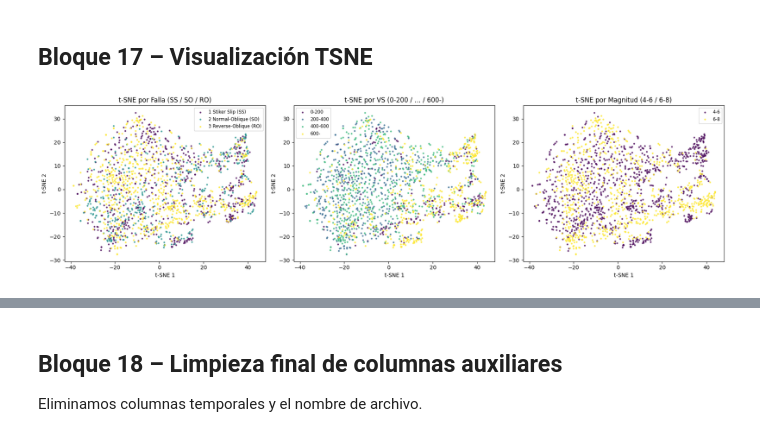
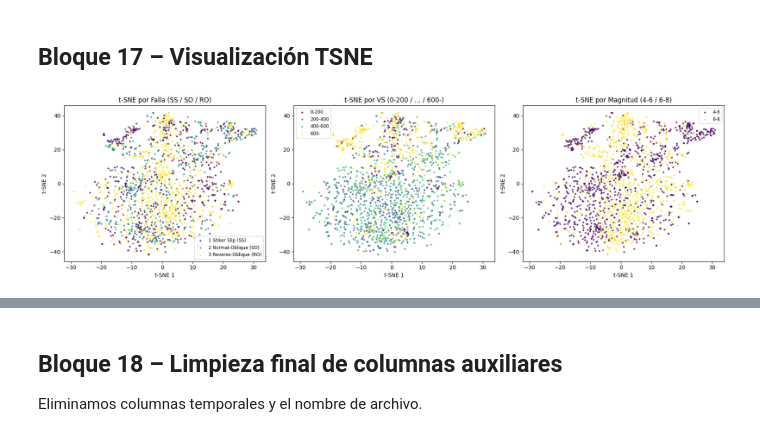
Before and after one commit to VillafuerTech/Seismic-Multilabel-Event_Classifier, a Jupyter notebook: notebooks/03_Feature_Engineering.ipynb, the cells around one changed output, grey strips where cells are left out. Saved outputs shown, nothing was run; the diff lists cells and outputs as text; code cells hidden in the pictures.

```diff
--- a/notebooks/03_Feature_Engineering.ipynb
+++ b/notebooks/03_Feature_Engineering.ipynb
@@ -445,46 +445,45 @@ X = df_plot[feature_cols].select_dtypes(include=[np.number]).values
 
 # --- 3. Estandarizar + PCA + t-SNE ---
 X_scaled = StandardScaler().fit_transform(X)
-X_pca    = PCA(n_components=30, random_state=42).fit_transform(X_scaled)
 X_tsne   = TSNE(
     n_components=2,
     perplexity=40,
     learning_rate=200,
-    init='pca',
+    init='random',
     random_state=42
-).fit_transform(X_pca)
+).fit_transform(X_scaled)
 
 # --- 4. Extraer etiquetas categóricas ---
 y_falla = df_plot[falla_cols].idxmax(axis=1).astype('category')
 y_vs    = df_plot[vs_cols].idxmax(axis=1).astype('category')
 y_mag   = df_plot[mag_cols].idxmax(axis=1).astype('category')
 
 # --- 5. Graficar tres subplots con colores pastel y alpha ---
 fig, axes = plt.subplots(1, 3, figsize=(18, 5))
 for ax, (y_lbl, title) in zip(axes, [
     (y_falla, 'Falla (SS / SO / RO)'),
     (y_vs,    'VS (0-200 / … / 600-)'),
     (y_mag,   'Magnitud (4-6 / 6-8)')
 ]):
     cats = y_lbl.cat.categories
     cmap = plt.cm.get_cmap('viridis', len(cats))
     for i, cat in enumerate(cats):
         mask = (y_lbl == cat)
         ax.scatter(
             X_tsne[mask, 0], X_tsne[mask, 1],
             s=5, alpha=0.7,
             color=cmap(i),
             label=str(cat)
         )
     ax.set_title(f't-SNE por {title}')
     ax.set_xlabel('t-SNE 1')
     ax.set_ylabel('t-SNE 2')
     ax.legend(fontsize='small', loc='best', ncol=1)
 
 plt.tight_layout()
 plt.show()
 # %% [output]
-[figure, old version]
+[figure, new version]
 # %%
 # --- Imports ---
 import pandas as pd
```
Also changed, not shown: parts of 1 cell of this notebook, 8 other files.
